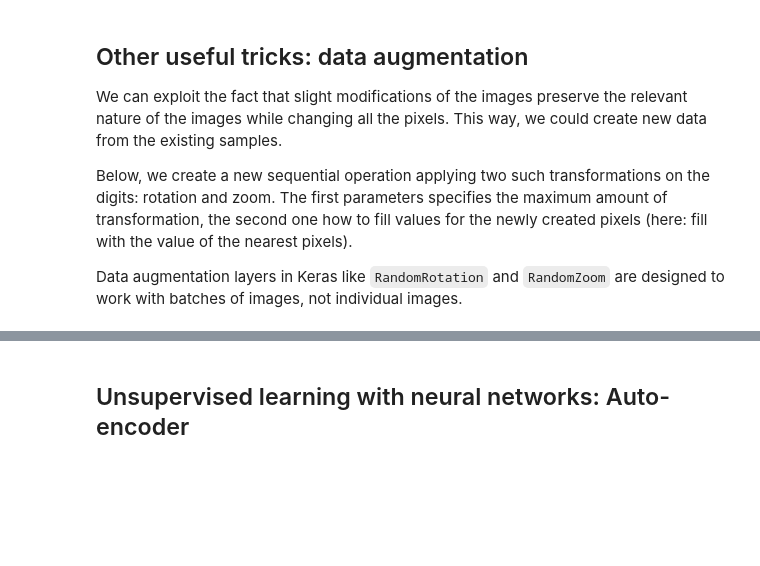
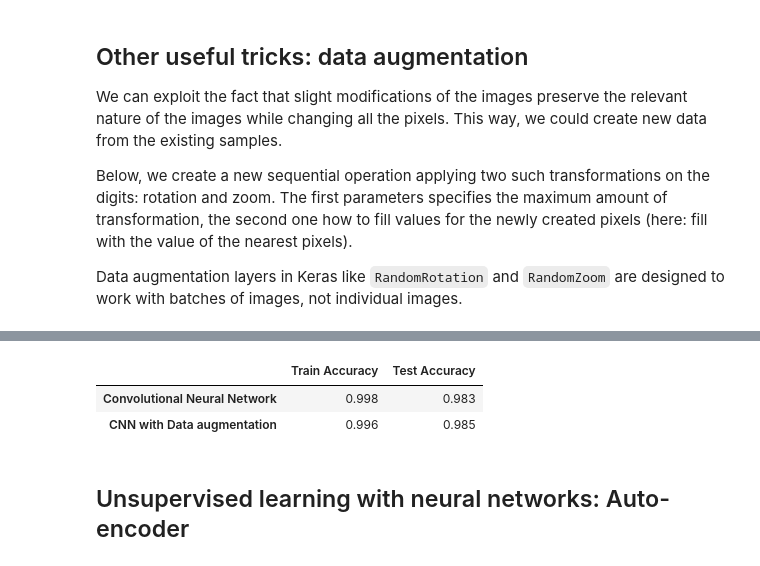
Before and after one commit to balintdecsi/ceu-ml, a Jupyter notebook: notebooks/class4B_deep_learning_advanced.ipynb, the cells around one changed output, grey strips where cells are left out. Saved outputs shown, nothing was run; the diff lists cells and outputs as text; code cells hidden in the pictures; blank space fills up the shorter version.

```diff
--- a/notebooks/class4B_deep_learning_advanced.ipynb
+++ b/notebooks/class4B_deep_learning_advanced.ipynb
@@ -291,4 +289,5 @@ plot_history(history_cnn_da.history)
 # %%
-train_loss, train_accuracy = model_cnn_da.evaluate(X_train, y_train)
-test_loss, test_accuracy = model_cnn_da.evaluate(X_val, y_val)
+train_loss, train_accuracy = model_cnn_with_da.evaluate(X_train, y_train)
+test_loss, test_accuracy = model_cnn_with_da.evaluate(X_val, y_val)
 results.add_model("CNN with Data augmentation", train_accuracy, test_accuracy)
+# %% [output]
@@ -295,3 +296,6 @@ results.add_model("CNN with Data augmentation", train_accuracy, test_accuracy)
+|  | Train Accuracy | Test Accuracy |
+| Convolutional Neural Network | 0.998 | 0.983 |
+| CNN with Data augmentation | 0.996 | 0.985 |
 # %% [markdown]
 ## Unsupervised learning with neural networks: Auto-encoder
 # %%
```
Also changed, not shown: parts of 18 cells of this notebook, 4 other files.
